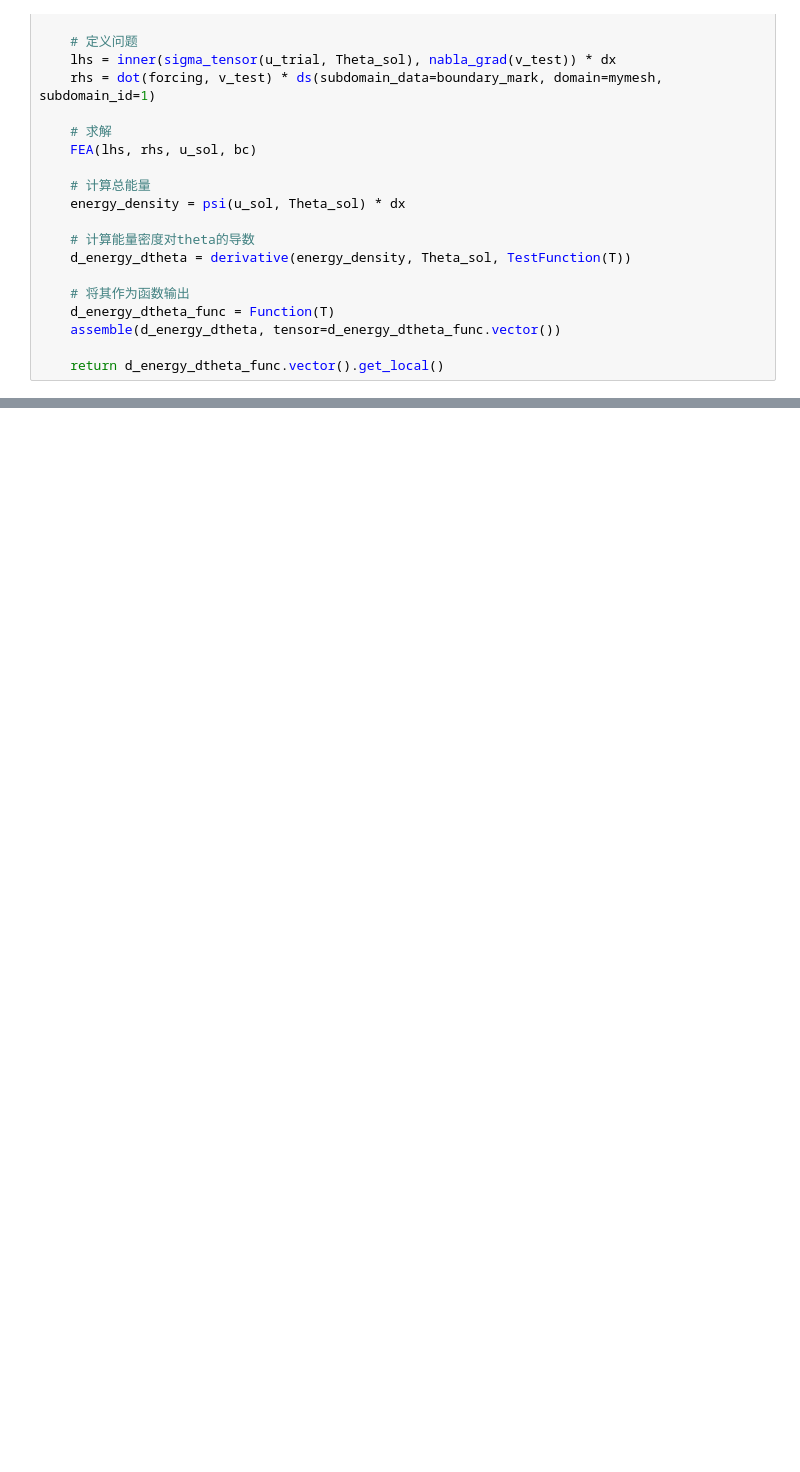
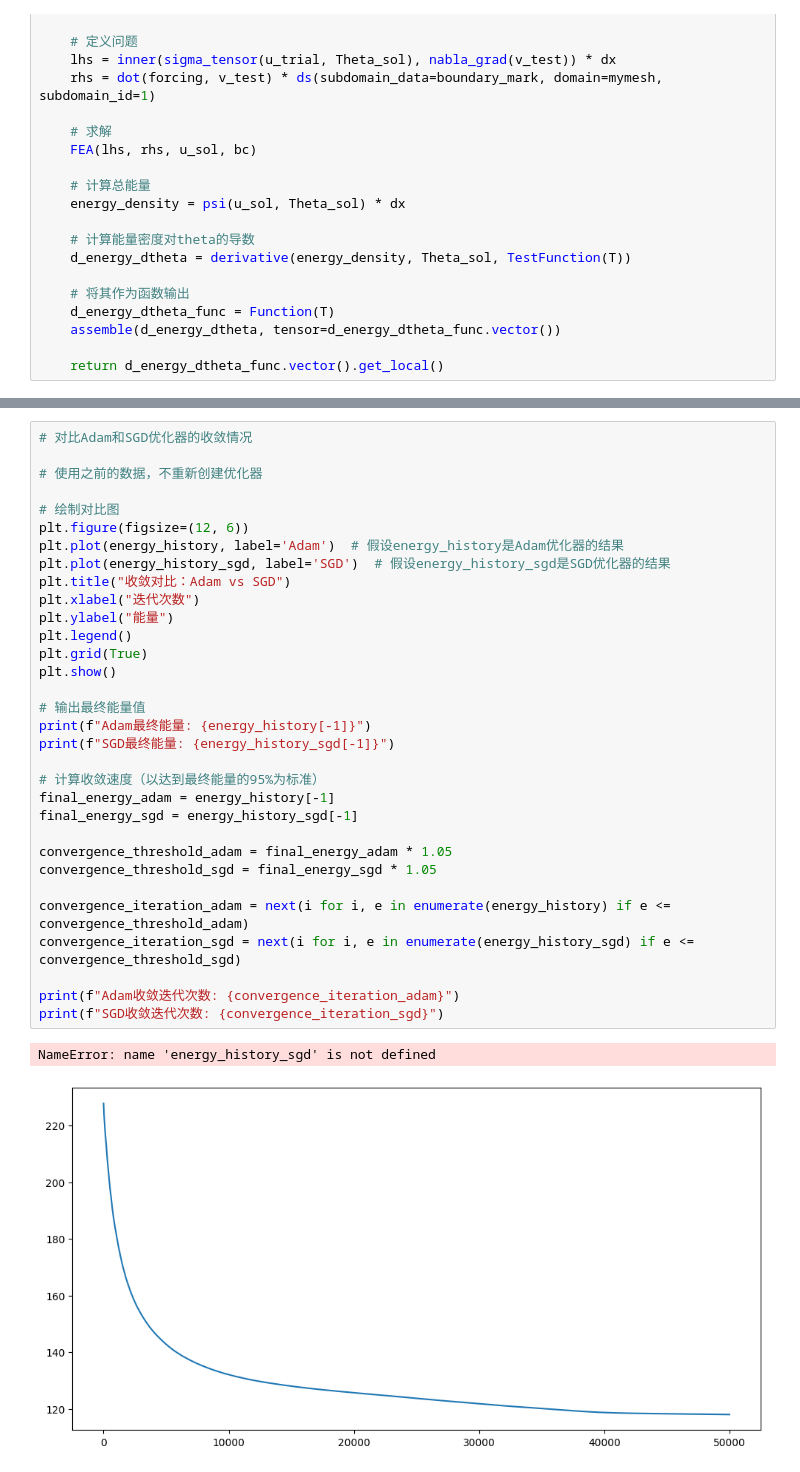
Before and after one commit to Jarvis-Chiang/fenics-test, a Jupyter notebook: topo_with_hole.ipynb, the cells around one changed output, grey strips where cells are left out. Cells and saved outputs as stored; diff of their text form; blank space fills up the shorter version.

```diff
--- a/topo_with_hole.ipynb
+++ b/topo_with_hole.ipynb
@@ -421,0 +471,35 @@ plt.show()
+# %%
+# 对比Adam和SGD优化器的收敛情况
+
+# 使用之前的数据，不重新创建优化器
+
+# 绘制对比图
+plt.figure(figsize=(12, 6))
+plt.plot(energy_history, label='Adam')  # 假设energy_history是Adam优化器的结果
+plt.plot(energy_history_sgd, label='SGD')  # 假设energy_history_sgd是SGD优化器的结果
+plt.title("收敛对比：Adam vs SGD")
+plt.xlabel("迭代次数")
+plt.ylabel("能量")
+plt.legend()
+plt.grid(True)
+plt.show()
+
+# 输出最终能量值
+print(f"Adam最终能量: {energy_history[-1]}")
+print(f"SGD最终能量: {energy_history_sgd[-1]}")
+
+# 计算收敛速度（以达到最终能量的95%为标准）
+final_energy_adam = energy_history[-1]
+final_energy_sgd = energy_history_sgd[-1]
+
+convergence_threshold_adam = final_energy_adam * 1.05
+convergence_threshold_sgd = final_energy_sgd * 1.05
+
+convergence_iteration_adam = next(i for i, e in enumerate(energy_history) if e <= convergence_threshold_adam)
+convergence_iteration_sgd = next(i for i, e in enumerate(energy_history_sgd) if e <= convergence_threshold_sgd)
+
+print(f"Adam收敛迭代次数: {convergence_iteration_adam}")
+print(f"SGD收敛迭代次数: {convergence_iteration_sgd}")
+# %% [output]
+NameError: name 'energy_history_sgd' is not defined
+[figure, added]
```
Also changed, not shown: parts of 9 cells of this notebook, 4 other files.
